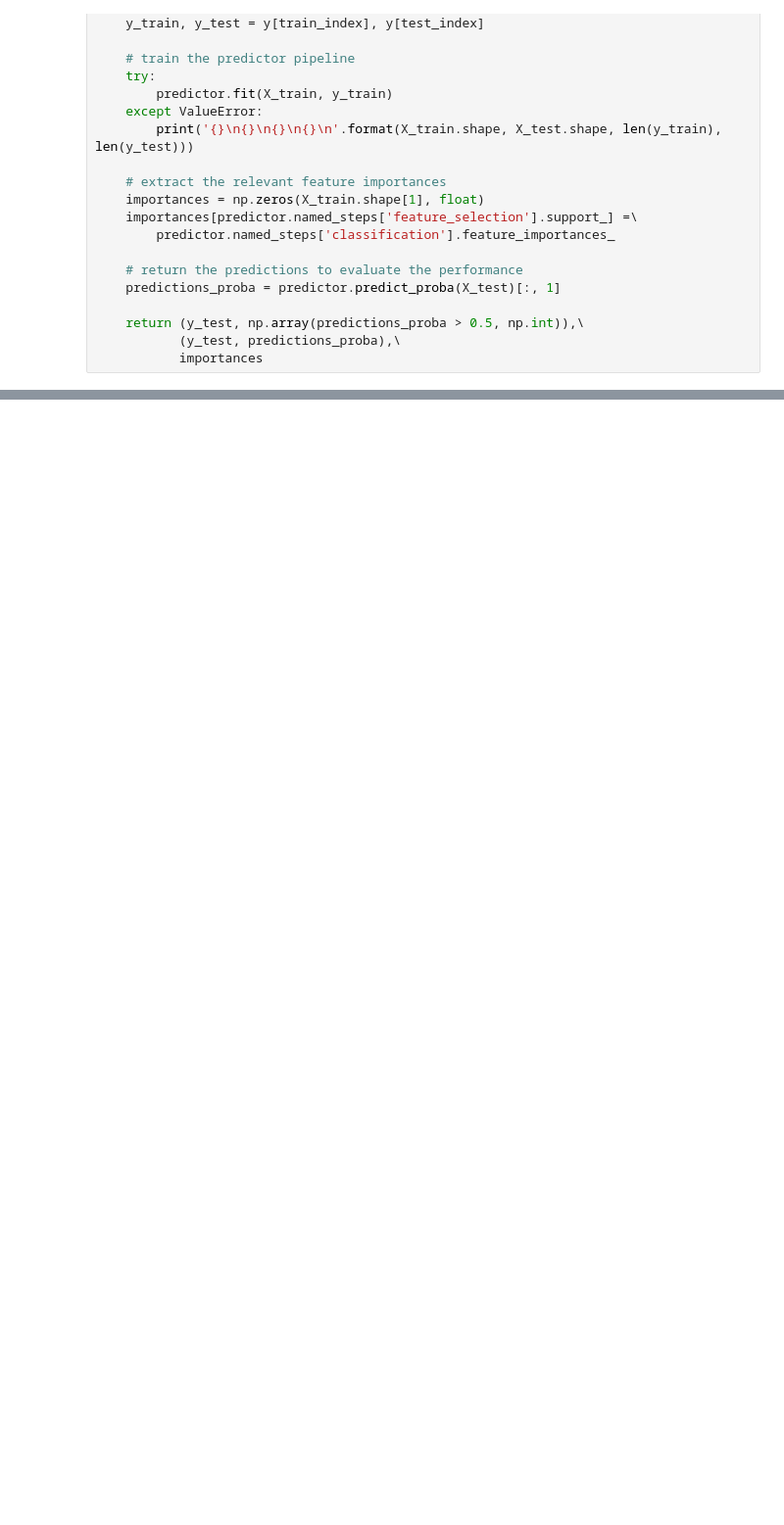
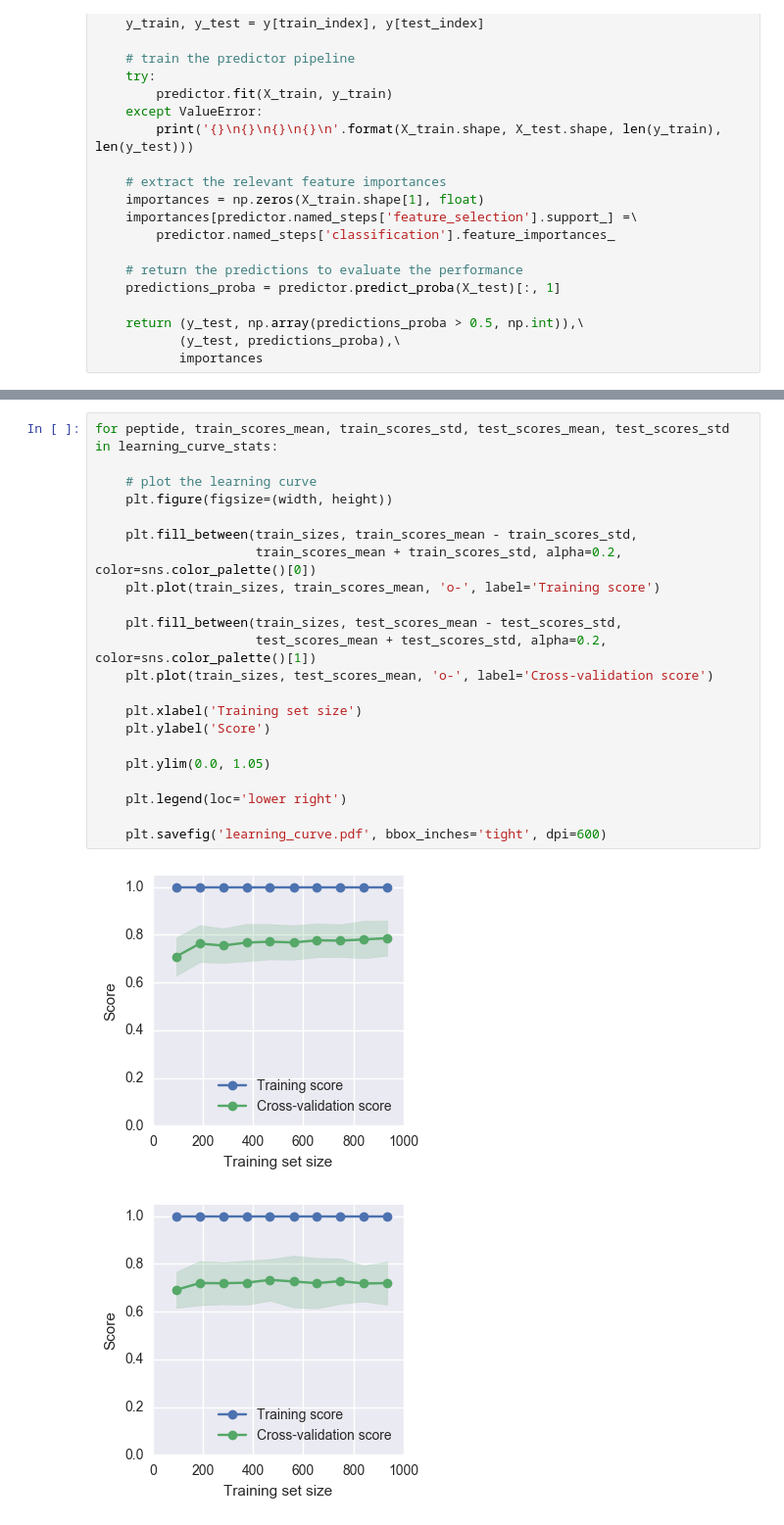
Before and after one commit to bittremieux/TCR-Classifier, a Jupyter notebook: tcr_classifier_v2.ipynb, the cells around one changed output, grey strips where cells are left out. Shown at 98% size. Saved outputs shown, nothing was run; the diff lists cells and outputs as text; blank space fills up the shorter version.

```diff
--- a/tcr_classifier_v2.ipynb
+++ b/tcr_classifier_v2.ipynb
@@ -501,0 +551,25 @@ Name: Feature importances, dtype: float64
+# %%
+for peptide, train_scores_mean, train_scores_std, test_scores_mean, test_scores_std in learning_curve_stats:
+
+    # plot the learning curve
+    plt.figure(figsize=(width, height))
+
+    plt.fill_between(train_sizes, train_scores_mean - train_scores_std,
+                     train_scores_mean + train_scores_std, alpha=0.2, color=sns.color_palette()[0])
+    plt.plot(train_sizes, train_scores_mean, 'o-', label='Training score')
+
+    plt.fill_between(train_sizes, test_scores_mean - test_scores_std,
+                     test_scores_mean + test_scores_std, alpha=0.2, color=sns.color_palette()[1])
+    plt.plot(train_sizes, test_scores_mean, 'o-', label='Cross-validation score')
+
+    plt.xlabel('Training set size')
+    plt.ylabel('Score')
+
+    plt.ylim(0.0, 1.05)
+
+    plt.legend(loc='lower right')
+
+    plt.savefig('learning_curve.pdf', bbox_inches='tight', dpi=600)
+# %% [output]
+[figure, added]
+[figure, added]
```
Also changed, not shown: parts of 10 cells of this notebook.
